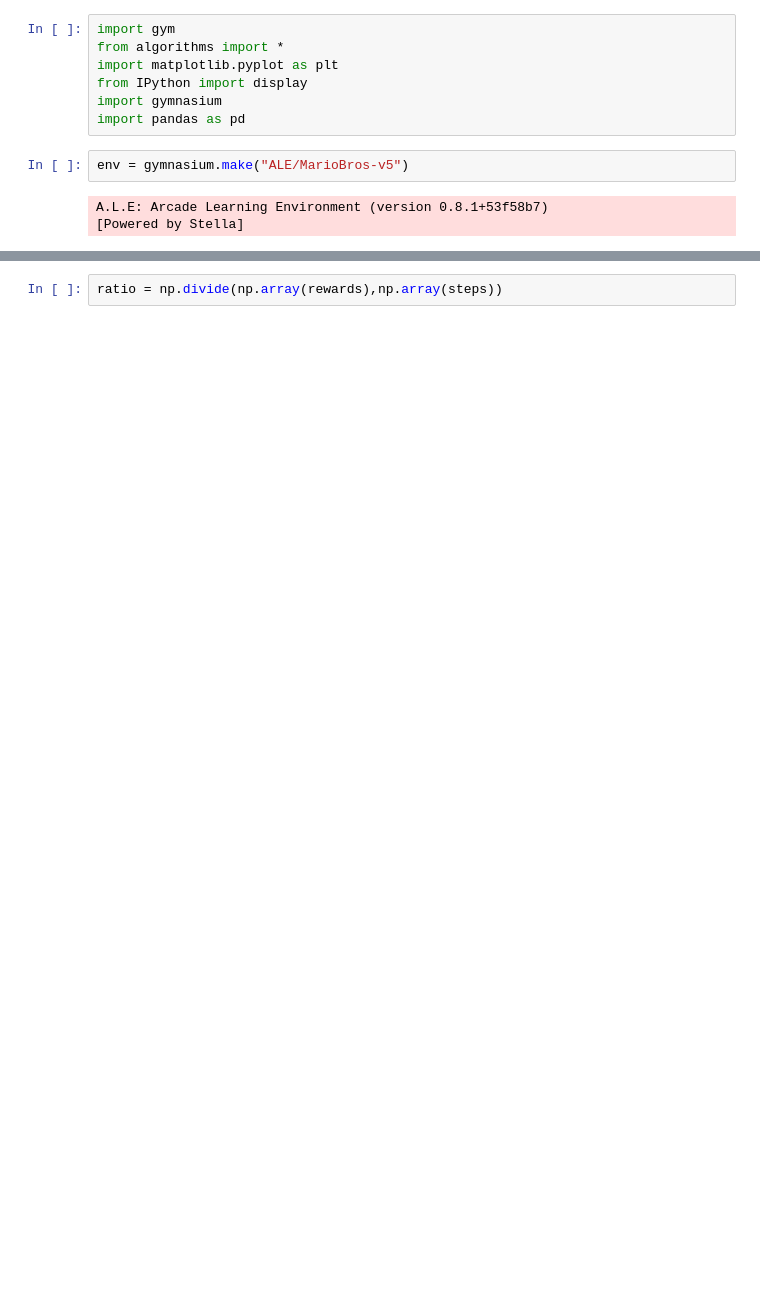
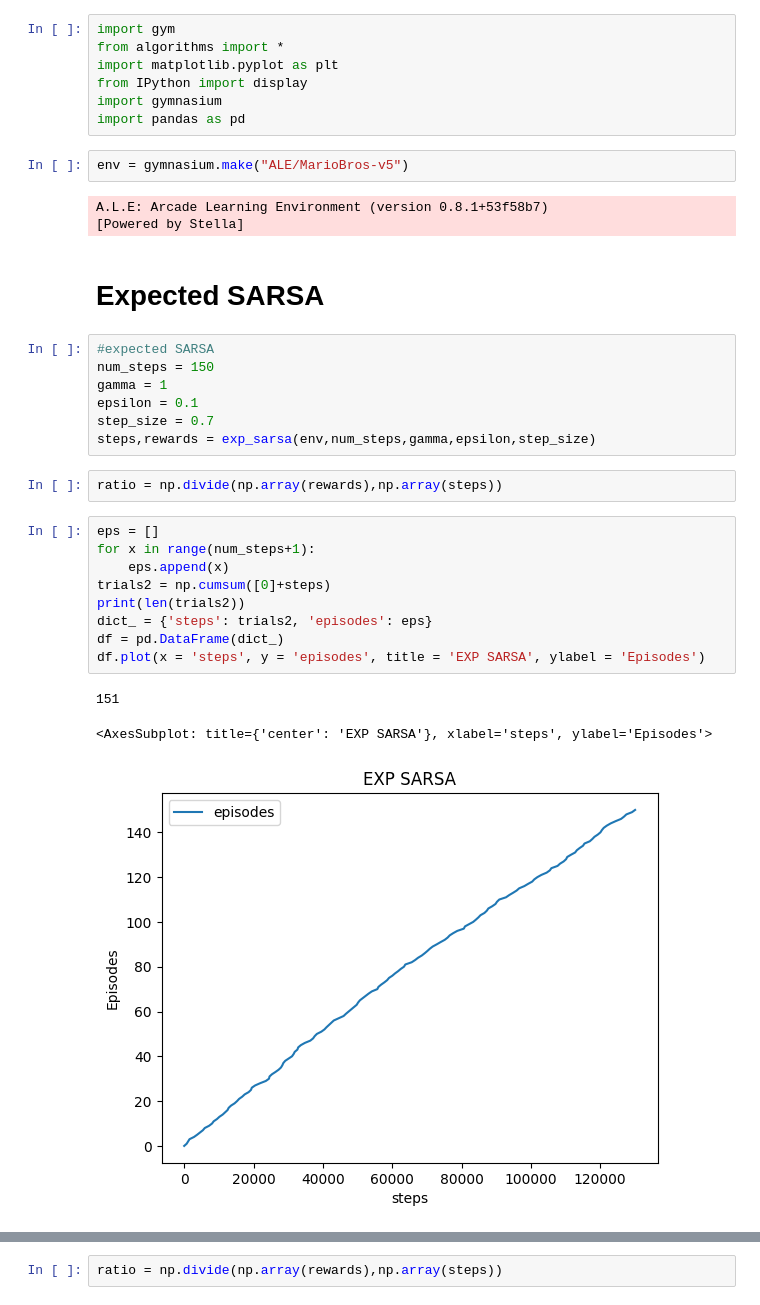
Before and after one commit to skulkarni115/Breakout-RL, a Jupyter notebook: main.ipynb, the cells around one changed output, grey strips where cells are left out. Saved outputs shown, nothing was run; the diff lists cells and outputs as text; blank space fills up the shorter version.

```diff
--- a/main.ipynb
+++ b/main.ipynb
@@ -10,3 +10,27 @@ env = gymnasium.make("ALE/MarioBros-v5")
 # %% [output]
 A.L.E: Arcade Learning Environment (version 0.8.1+53f58b7)
 [Powered by Stella]
+# %% [markdown]
+# Expected SARSA
+# %%
+#expected SARSA
+num_steps = 150
+gamma = 1
+epsilon = 0.1
+step_size = 0.7
+steps,rewards = exp_sarsa(env,num_steps,gamma,epsilon,step_size)
+# %%
+ratio = np.divide(np.array(rewards),np.array(steps))
+# %%
+eps = []
+for x in range(num_steps+1):
+    eps.append(x)
+trials2 = np.cumsum([0]+steps)
+print(len(trials2))
+dict_ = {'steps': trials2, 'episodes': eps}
+df = pd.DataFrame(dict_)
+df.plot(x = 'steps', y = 'episodes', title = 'EXP SARSA', ylabel = 'Episodes')
+# %% [output]
+151
+<AxesSubplot: title={'center': 'EXP SARSA'}, xlabel='steps', ylabel='Episodes'>
+[figure, added]
```
Also changed, not shown: parts of 28 cells of this notebook.
